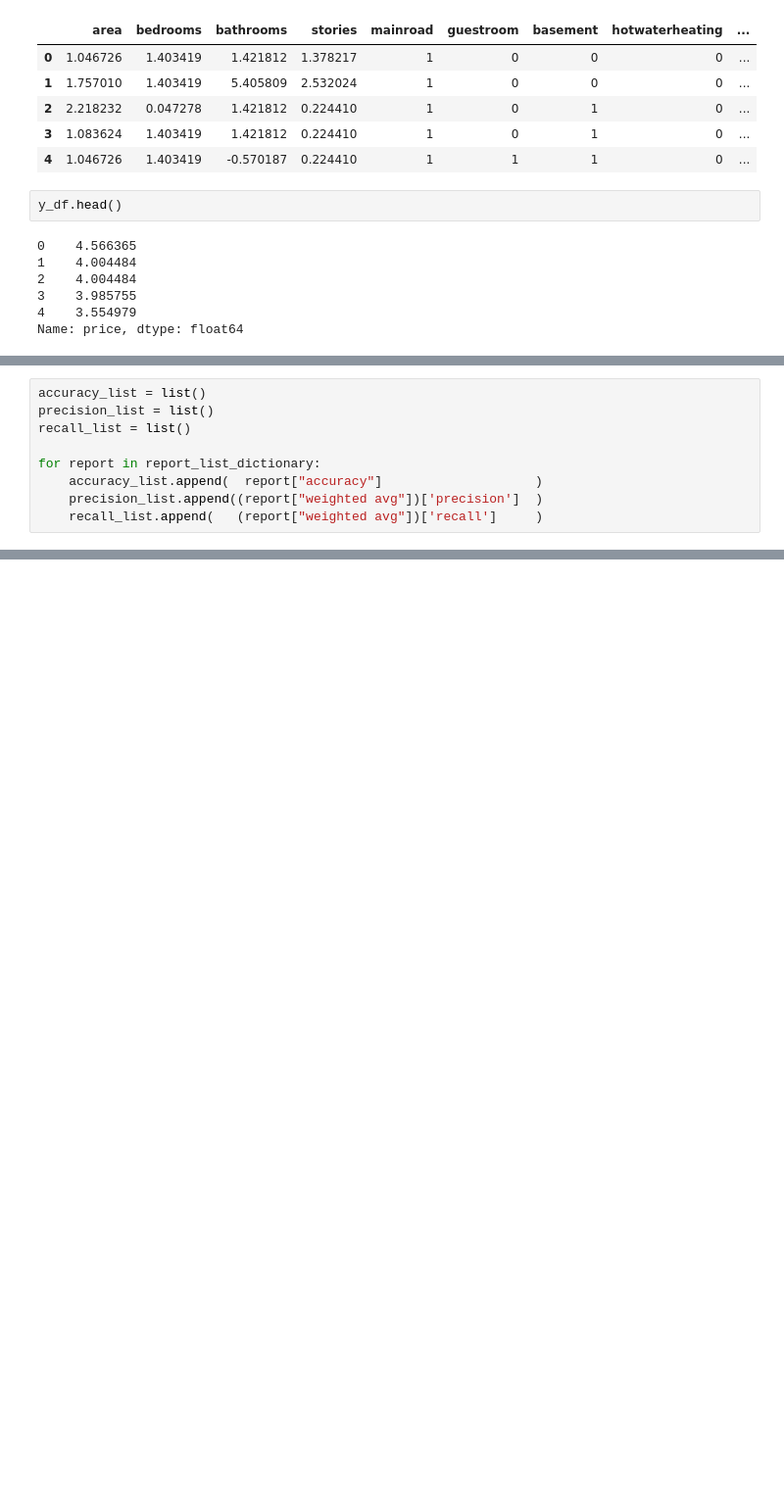
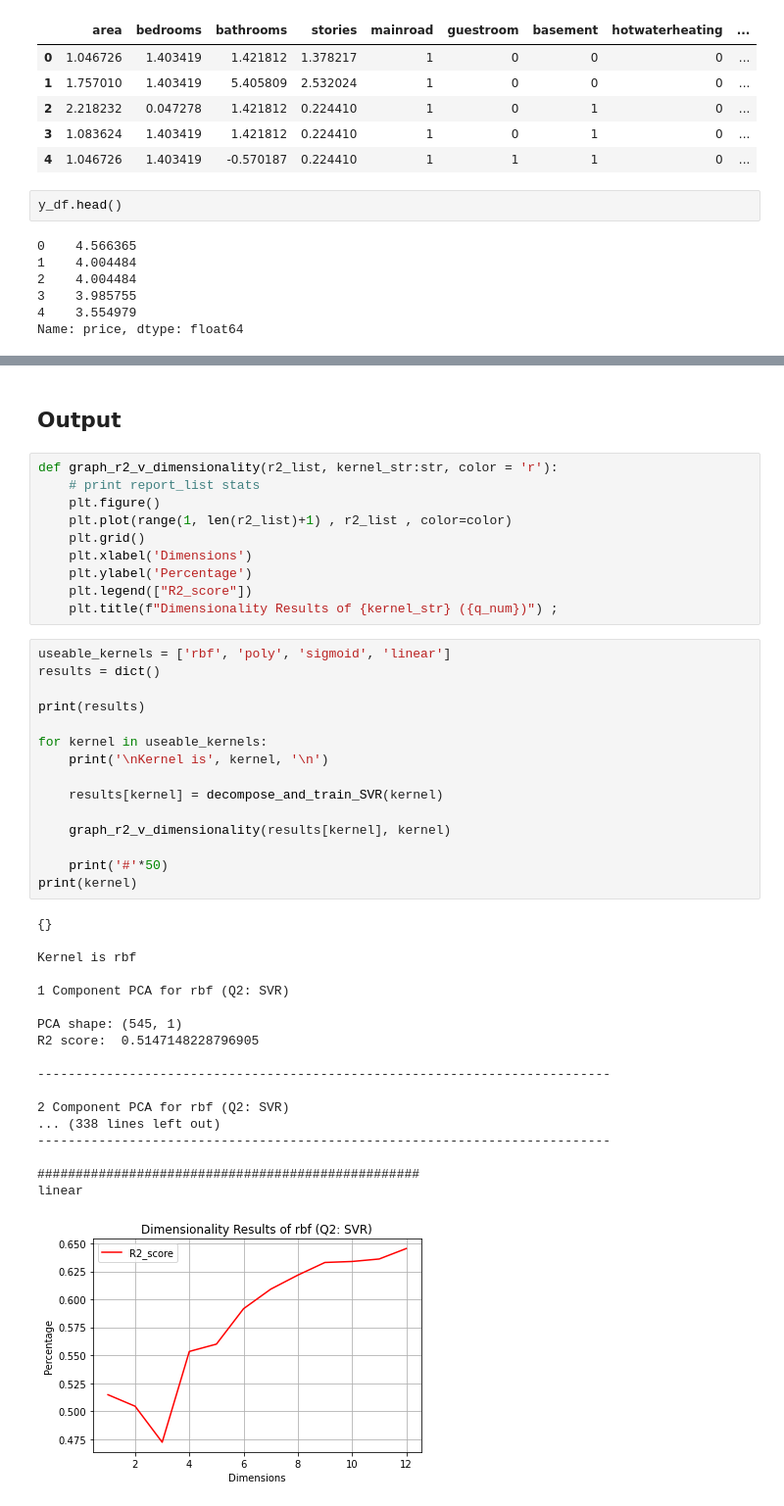
Before and after one commit to A-Hudson-0117/MachineLearning-Intro, a Jupyter notebook: SVM and SVR (hw 4)/the SVs.ipynb, the cells around one changed output, grey strips where cells are left out. Shown at 98% size. Cells and saved outputs as stored; diff of their text form; blank space fills up the shorter version.

```diff
--- a/SVM and SVR (hw 4)/the SVs.ipynb
+++ b/SVM and SVR (hw 4)/the SVs.ipynb
@@ -400,9 +357,0 @@ ValueError: continuous is not supported
-# %%
-accuracy_list = list()
-precision_list = list()
-recall_list = list()
-
-for report in report_list_dictionary:
-    accuracy_list.append(  report["accuracy"]                    )
-    precision_list.append((report["weighted avg"])['precision']  )
-    recall_list.append(   (report["weighted avg"])['recall']     )
@@ -428,0 +386,46 @@ print(report_list_string[inspect_dimension-1])
+# %% [markdown]
+## Output
+# %%
+def graph_r2_v_dimensionality(r2_list, kernel_str:str, color = 'r'):
+    # print report_list stats
+    plt.figure()
+    plt.plot(range(1, len(r2_list)+1) , r2_list , color=color)
+    plt.grid()
+    plt.xlabel('Dimensions')
+    plt.ylabel('Percentage')
+    plt.legend(["R2_score"])
+    plt.title(f"Dimensionality Results of {kernel_str} ({q_num})") ;
+# %%
+useable_kernels = ['rbf', 'poly', 'sigmoid', 'linear']
+results = dict()
+
+print(results)
+
+for kernel in useable_kernels:
+    print('\nKernel is', kernel, '\n')
+
+    results[kernel] = decompose_and_train_SVR(kernel)
+
+    graph_r2_v_dimensionality(results[kernel], kernel)
+
+    print('#'*50)
+print(kernel)
+# %% [output]
+{}
+
+Kernel is rbf
+
+1 Component PCA for rbf (Q2: SVR)
+
+PCA shape: (545, 1)
+R2 score:  0.5147148228796905
+
+---------------------------------------------------------------------------
+
+2 Component PCA for rbf (Q2: SVR)
+... (338 lines left out)
+---------------------------------------------------------------------------
+
+##################################################
+linear
+[figure, added]
```
Also changed, not shown: parts of 15 cells of this notebook.
